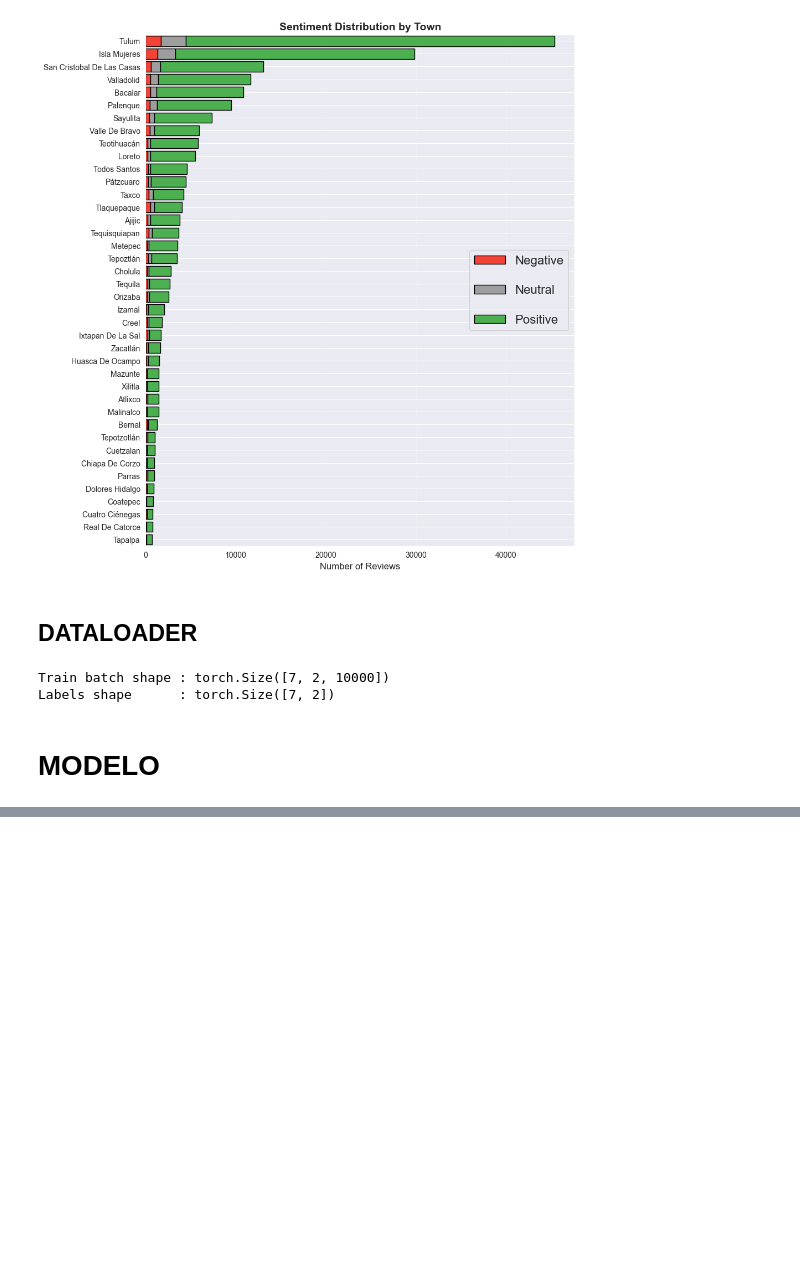
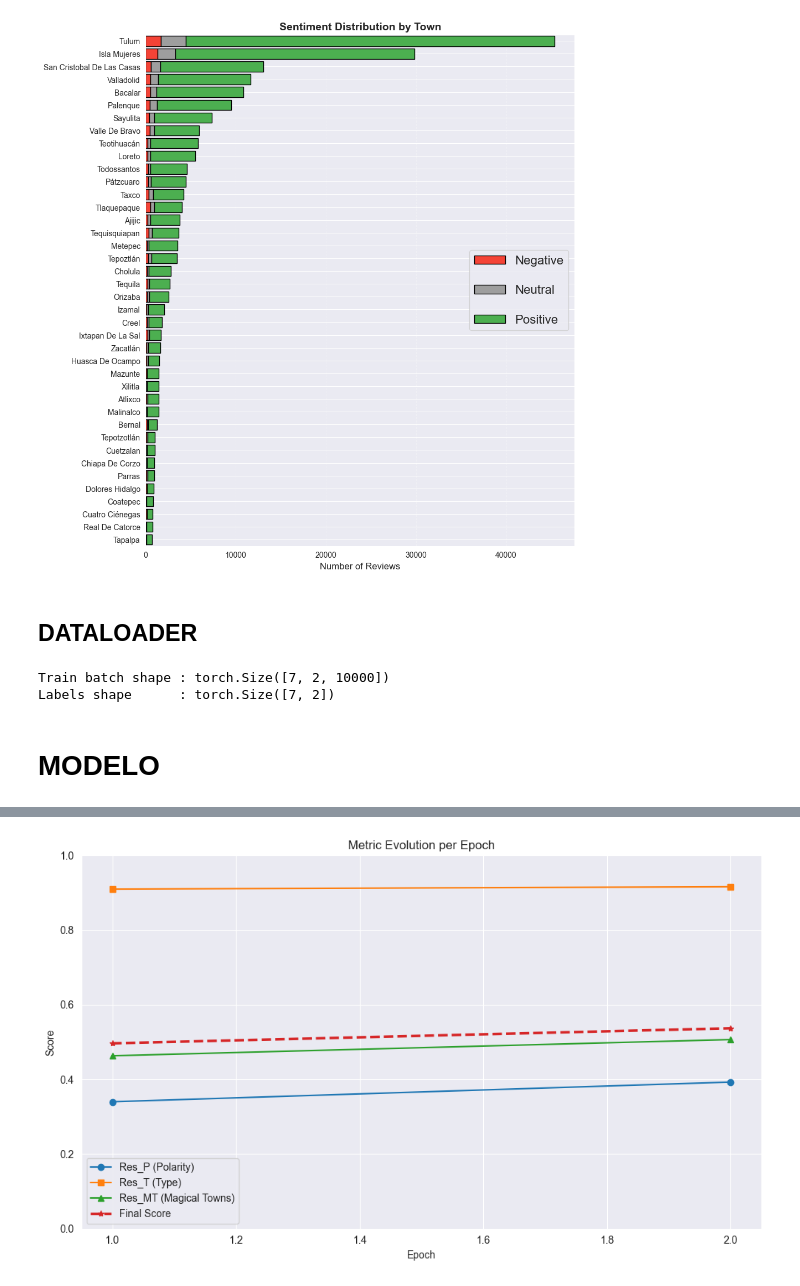
Before and after one commit to edserranoc/NLP_Rest_Mex2025, a Jupyter notebook: notebooks/data_analysis_ezau.ipynb, the cells around one changed output, grey strips where cells are left out. Saved outputs shown, nothing was run; the diff lists cells and outputs as text; code cells hidden in the pictures; blank space fills up the shorter version.

```diff
--- a/notebooks/data_analysis_ezau.ipynb
+++ b/notebooks/data_analysis_ezau.ipynb
@@ -256,23 +274,32 @@ class ReviewLabelExtractor:
         """
         self.df = df
 
-    def extract(self) -> Tuple[List[str], List[Tuple[float, str, str]]]:
+    def extract(self) -> Tuple[List[str], List[Tuple[int, str, str]]]:
         """
-        Extract reviews and labels from the DataFrame.
+        Extract reviews and labels from the DataFrame, cleaning missing values and normalizing text.
 
         Returns
         -------
         reviews : List[str]
             List of reviews extracted from the 'Review' column of the DataFrame.
-        labels : List[Tuple[float, str, str]]
-            List of tuples containing the polarity, town, and type extracted from the 'Polarity', 'Town', and
-            'Type' columns of the DataFrame. The tuples are in the format (polarity, town, type).
+        labels : List[Tuple[int, str, str]]
+            List of tuples containing the polarity, town, and type extracted from the DataFrame.
+            Format: (polarity, town, type)
         """
+        # Eliminar filas con etiquetas faltantes
+        self.df.dropna(subset=['Polarity', 'Town', 'Type'], inplace=True)
+
+        # Normalizar etiquetas
+        self.df['Polarity'] = self.df['Polarity'].astype(int)
+        self.df['Town'] = self.df['Town'].str.strip().str.title()
+        self.df['Type'] = self.df['Type'].str.strip().str.capitalize()
+
+        # Extraer datos
         reviews = self.df['Review'].fillna('').tolist()
         labels = list(zip(
-            self.df['Polarity'].astype(float),
-            self.df['Town'].str.strip(),
-            self.df['Type'].str.strip()
+            self.df['Polarity'],
+            self.df['Town'],
+            self.df['Type']
         ))
         return reviews, labels
 # %% [markdown]
@@ -823,8 +850,8 @@ class DataPipeline:
     def plot_class_representative_wordcloud(self, class_label: str, label_type: str, k: int):
         return self.text_analyzer.plot_class_representative_wordcloud(class_label = class_label, label_type = label_type, k = k)
 
-    def get_dataloader(self, batch_size = 32, shuffle = True):
-        return TorchDataLoader(self.dataset, batch_size = batch_size, shuffle=shuffle, collate_fn = collate_fn)
+    #def get_dataloader(self, batch_size = 32, shuffle = True):
+    #    return DataLoader(self.dataset, batch_size = batch_size, shuffle=shuffle, collate_fn = collate_fn)
 # %% [markdown]
 ## **Uso**
 # %%
@@ -1366,7 +1255,7 @@ embedding_matrix = torch.tensor(pipeline.emb_mat, dtype=torch.float)
 model = HierarchicalMultiTaskModel(
     vocab_size = pipeline.emb_mat.shape[0],
     embed_dim = embedding_matrix.shape[1],
-    hidden_size=128,  # o el que prefieras
+    hidden_size=32,  # o el que prefieras
     num_polarities=5,
     num_types=len(pipeline.type2id),
     num_towns=len(pipeline.town2id),
@@ -1380,7 +1269,7 @@ trainer = MultiTaskTrainer(
     val_dataloader=val_dataloader,
     device='cuda' if torch.cuda.is_available() else 'cpu',
     lr=1e-3,
-    patience=3,
+    patience=2,
     type2id=pipeline.type2id,
     town2id=pipeline.town2id
 )
@@ -1391,0 +1281,4 @@ KeyboardInterrupt:
+# %%
+trainer.plot_metrics()
+# %% [output]
+[figure, added]
```
Also changed, not shown: parts of 11 cells of this notebook, 2 other files.
